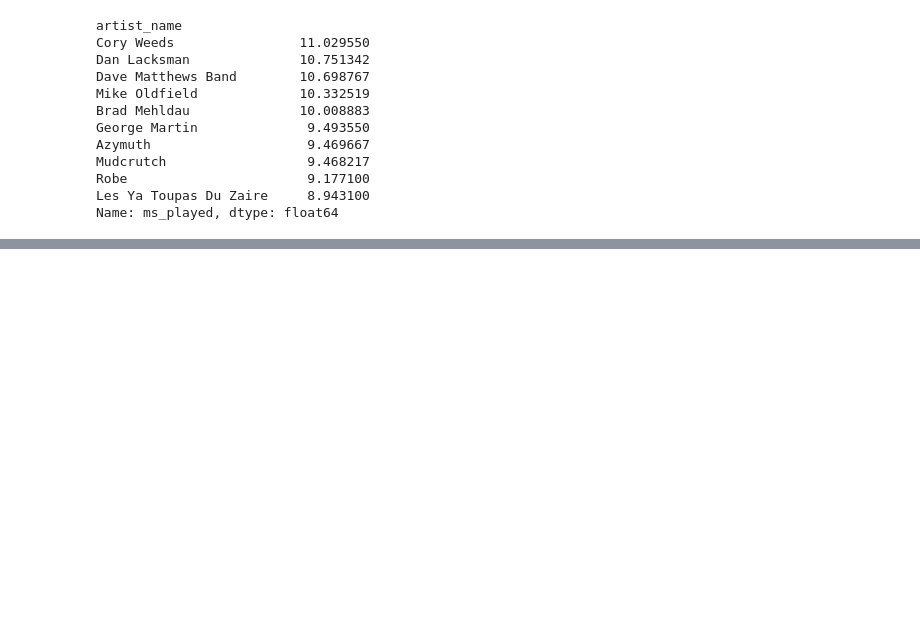
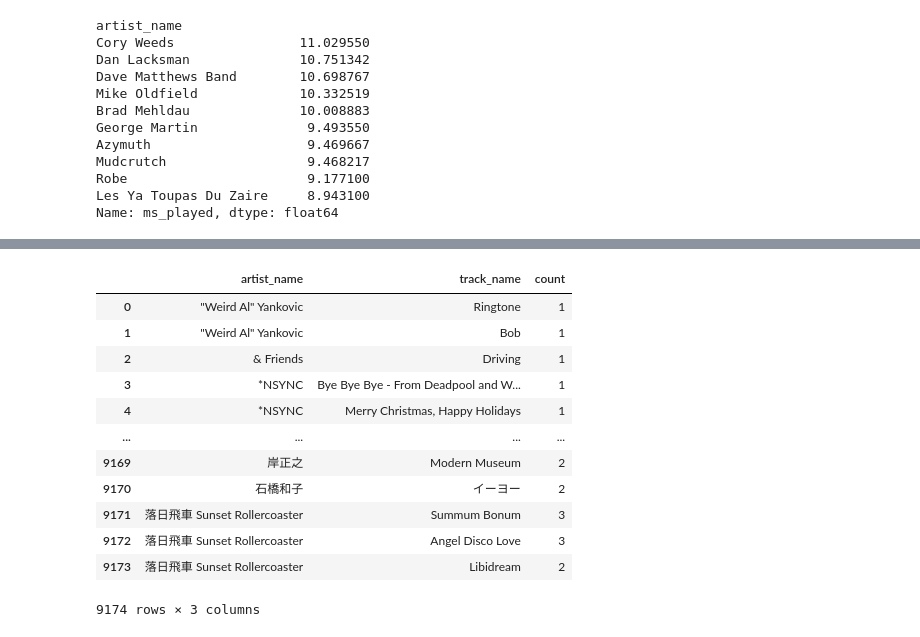
Before and after one commit to Angelitomixmatalosjaja/Spotify_music, a Jupyter notebook: spotify.ipynb, the cells around one changed output, grey strips where cells are left out. Cells and saved outputs as stored; diff of their text form; code cells hidden in the pictures; blank space fills up the shorter version.

```diff
--- a/spotify.ipynb
+++ b/spotify.ipynb
@@ -128,3 +132,15 @@ Mudcrutch                  9.468217
 Robe                       9.177100
 Les Ya Toupas Du Zaire     8.943100
 Name: ms_played, dtype: float64
+# %%
+le_start = LabelEncoder()
+le_end = LabelEncoder()
+
+spotify['reason_start_encoded'] = le_start.fit_transform(spotify['reason_start'])
+spotify['reason_end_encoded'] = le_end.fit_transform(spotify['reason_end'])
+spotify['shuffle_encoded'] = spotify['shuffle'].map({'TRUE': 1, 'FALSE': 0})
+
+spotify['skipped_encoded'] = spotify['skipped'].map({'TRUE': 1, 'FALSE': 0})
+
+print("Columnas codificadas creadas:")
+print(spotify[['reason_start_encoded', 'reason_end_encoded', 'shuffle_encoded', 'skipped_encoded']].head())
@@ -167,0 +236,19 @@ weighted avg       0.25      0.50      0.33         2
+# %%
+top_songs_per_artist = spotify.groupby('artist_name')['track_name'].apply(lambda x: x.value_counts().head(10))
+top_songs_per_artist = top_songs_per_artist.reset_index()
+top_songs_per_artist.columns = ['artist_name', 'track_name', 'count']
+top_songs_per_artist
+# %% [output]
+|  | artist_name | track_name | count |
+| 0 | "Weird Al" Yankovic | Ringtone | 1 |
+| 1 | "Weird Al" Yankovic | Bob | 1 |
+| 2 | & Friends | Driving | 1 |
+| 3 | *NSYNC | Bye Bye Bye - From Deadpool and W... | 1 |
+| 4 | *NSYNC | Merry Christmas, Happy Holidays | 1 |
+| ... | ... | ... | ... |
+| 9169 | 岸正之 | Modern Museum | 2 |
+| 9170 | 石橋和子 | イーヨー | 2 |
+| 9171 | 落日飛車 Sunset Rollercoaster | Summum Bonum | 3 |
+| 9172 | 落日飛車 Sunset Rollercoaster | Angel Disco Love | 3 |
+| 9173 | 落日飛車 Sunset Rollercoaster | Libidream | 2 |
+9174 rows × 3 columns
```
Also changed, not shown: parts of 19 cells of this notebook.
